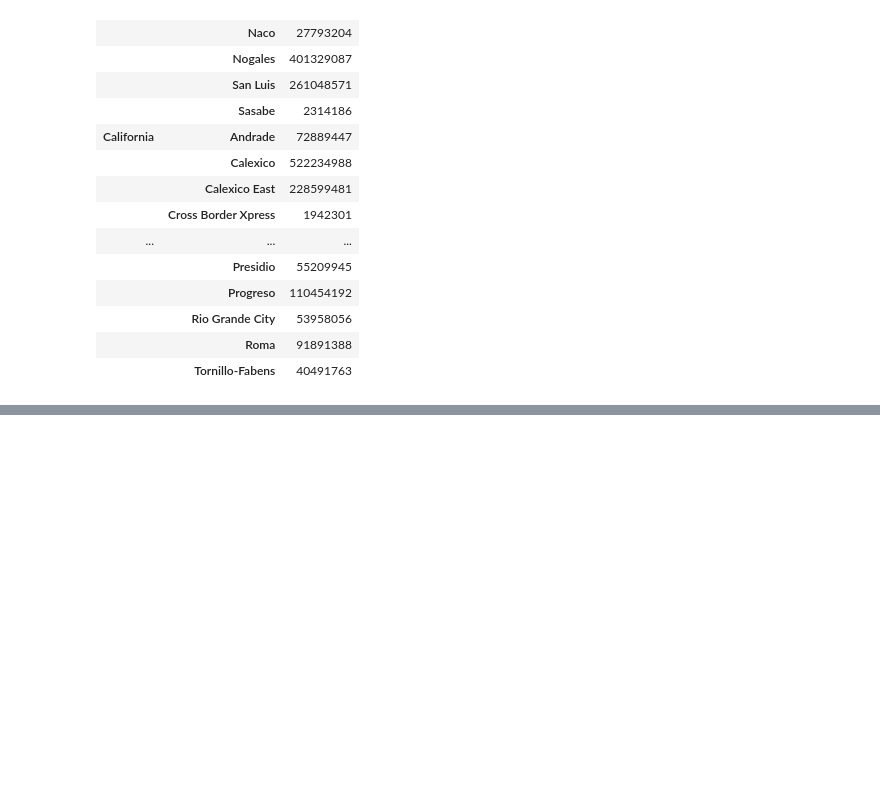
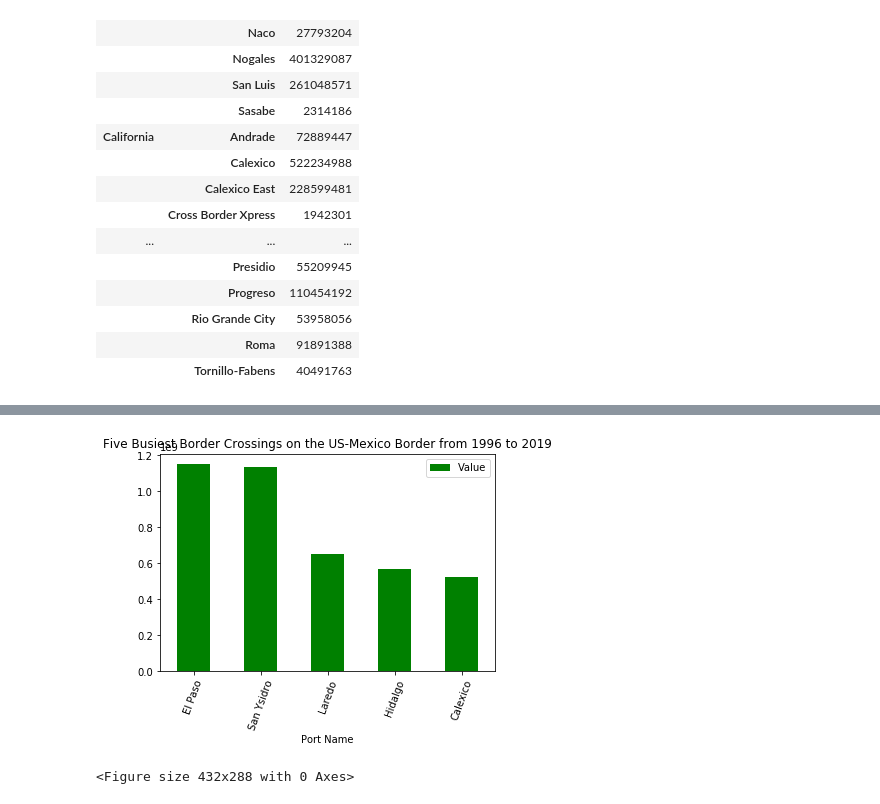
Before and after one commit to irwinmier96/Extra_Side_Projects, a Jupyter notebook: Border Crossings/us_mexico.ipynb, the cells around one changed output, grey strips where cells are left out. Saved outputs shown, nothing was run; the diff lists cells and outputs as text; code cells hidden in the pictures; blank space fills up the shorter version.

```diff
--- a/Border Crossings/us_mexico.ipynb
+++ b/Border Crossings/us_mexico.ipynb
@@ -113,0 +116,7 @@ plt.show()
+# %%
+#Busiest Border Crossings Among All States
+busiest_crossings = us_mex.groupby("Port Name").Value.sum()
+busiest_crossings_top_5 = busiest_crossings.sort_values(ascending=False)
+
+busiest_crossings_top_5 = pd.DataFrame(busiest_crossings_top_5.head())
+busiest_crossings_top_5
@@ -113,0 +131,11 @@ plt.show()
+# %%
+top_5 = busiest_crossings_top_5.plot(kind="bar", color = "green")
+
+plt.title("Five Busiest Border Crossings on the US-Mexico Border from 1996 to 2019")
+
+plt.xticks(rotation=70)
+plt.show()
+plt.tight_layout()
+# %% [output]
+[figure, added]
+<Figure size 432x288 with 0 Axes>
```
Also changed, not shown: parts of 3 cells of this notebook.
